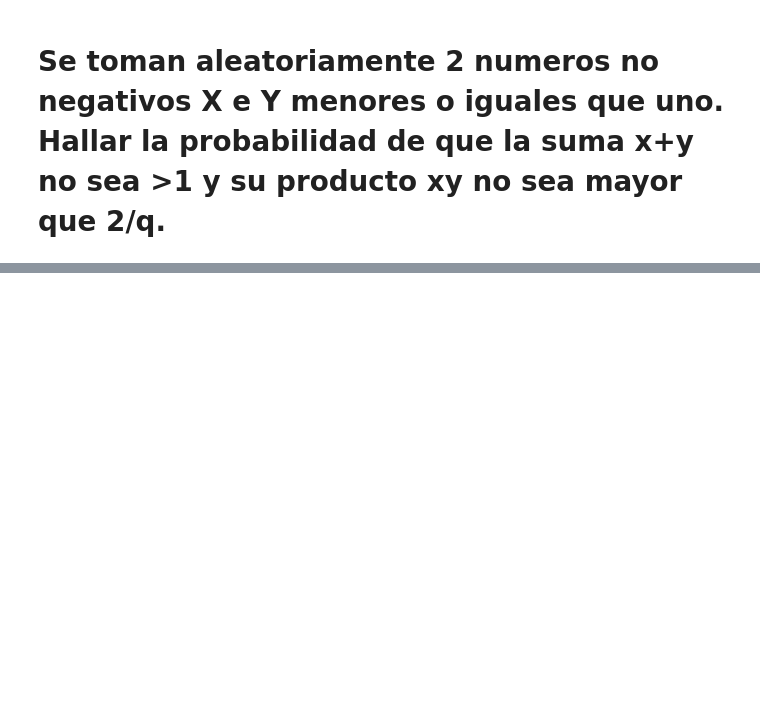
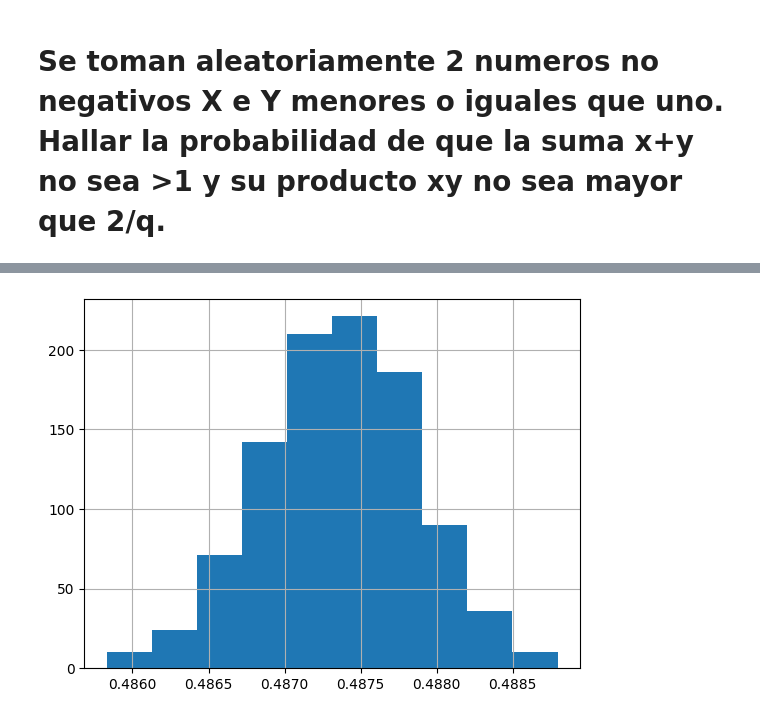
Before and after one commit to CharlyPierce/Simulacion2, a Jupyter notebook: ejercicio7/x+ymenor1.ipynb, the cells around one changed output, grey strips where cells are left out. Saved outputs shown, nothing was run; the diff lists cells and outputs as text; code cells hidden in the pictures; blank space fills up the shorter version.

```diff
--- a/ejercicio7/x+ymenor1.ipynb
+++ b/ejercicio7/x+ymenor1.ipynb
@@ -27,0 +72,5 @@ probability_estimate
+# %%
+plt.hist(probability_estimate)
+plt.grid(True)
+# %% [output]
+[figure, added]
```
Also changed, not shown: parts of 7 cells of this notebook.
